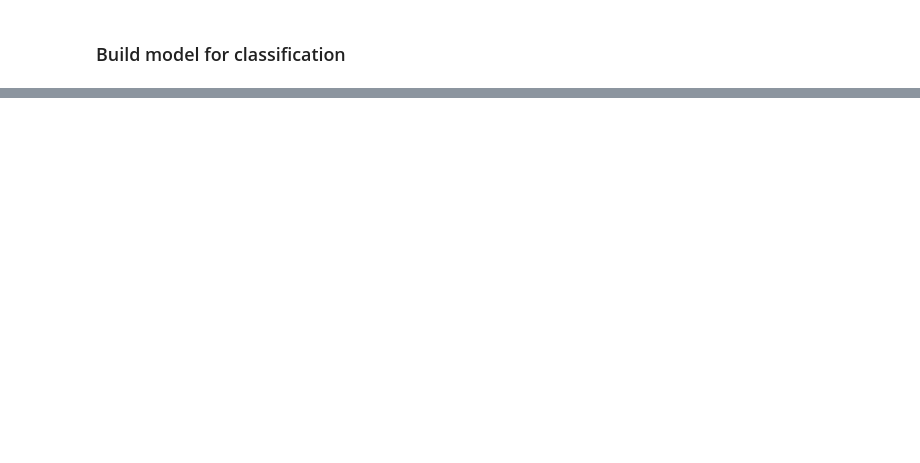
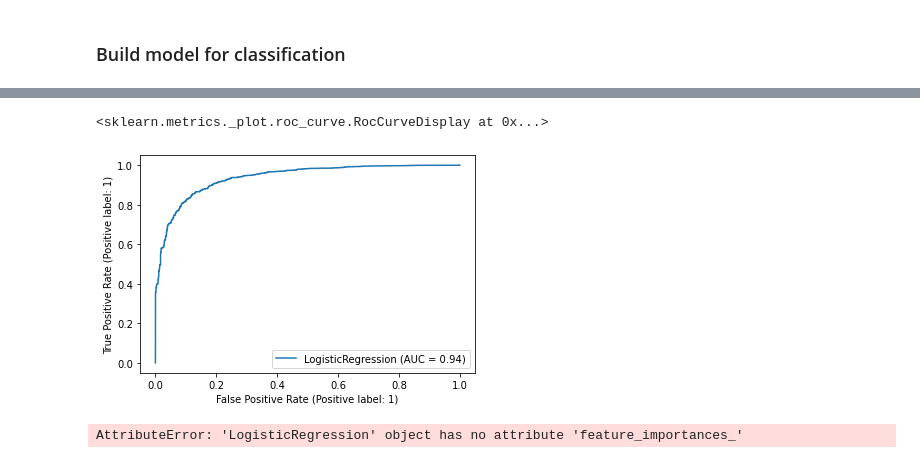
Before and after one commit to MSIA/2022-msia423-Dhatwalia-Narin-project, a Jupyter notebook: notebooks/develop/Dataset Testing .ipynb, the cells around one changed output, grey strips where cells are left out. Drawn from its saved outputs; the diff is of its cells as text; code cells hidden in the pictures; blank space fills up the shorter version.

```diff
--- a/notebooks/develop/Dataset Testing .ipynb
+++ b/notebooks/develop/Dataset Testing .ipynb
@@ -167,15 +265,18 @@ from sklearn.model_selection import train_test_split
 from sklearn.metrics import accuracy_score
 from sklearn.metrics import confusion_matrix, ConfusionMatrixDisplay
 
-X,y = new_df.drop(columns=['response']), 1*new_df['response']
+X,y = new_df.drop(columns=['response','current_price']), 1*new_df['response']
 
-X_train, X_test, y_train, y_test = train_test_split(X, y, test_size=0.50, random_state=42)
+X_train, X_test, y_train, y_test = train_test_split(X, y, test_size=0.85, random_state=42)
 
-#clf = RandomForestClassifier(max_depth=2, random_state=0)
-#clf = LogisticRegression(random_state=0, max_iter=1000)
-clf  = tree.DecisionTreeClassifier()
+#clf = RandomForestClassifier(max_depth=10, random_state=0)
+clf = LogisticRegression(random_state=0, max_iter=5000)
+#clf  = tree.DecisionTreeClassifier(max_depth=8)
 
 clf.fit(X_train, y_train)
+
+train_pred = clf.predict(X_train)
+print("Train set accuracy:", accuracy_score(y_train, train_pred))
+
 y_pred = clf.predict(X_test)
-
 print("Test set accuracy:", accuracy_score(y_test, y_pred))
@@ -190,0 +293,26 @@ new_df.corr()
+# %%
+import matplotlib.pyplot as plt
+from sklearn import metrics
+
+metrics.plot_roc_curve(clf, X_test, y_test)
+# %% [output]
+<sklearn.metrics._plot.roc_curve.RocCurveDisplay at 0x...>
+[figure, added]
+# %%
+features = X_train.columns
+importances = clf.feature_importances_
+indices = np.argsort(importances)
+
+# customized number
+num_features = 10
+
+plt.figure(figsize=(8,8))
+plt.title('Feature Importances')
+
+# only plot the customized number of features
+plt.barh(range(num_features), importances[indices[-num_features:]], color='b', align='center')
+plt.yticks(range(num_features), [features[i] for i in indices[-num_features:]])
+plt.xlabel('Relative Importance')
+plt.show()
+# %% [output]
+AttributeError: 'LogisticRegression' object has no attribute 'feature_importances_'
```
Also changed, not shown: parts of 12 cells of this notebook, 2 other files.
